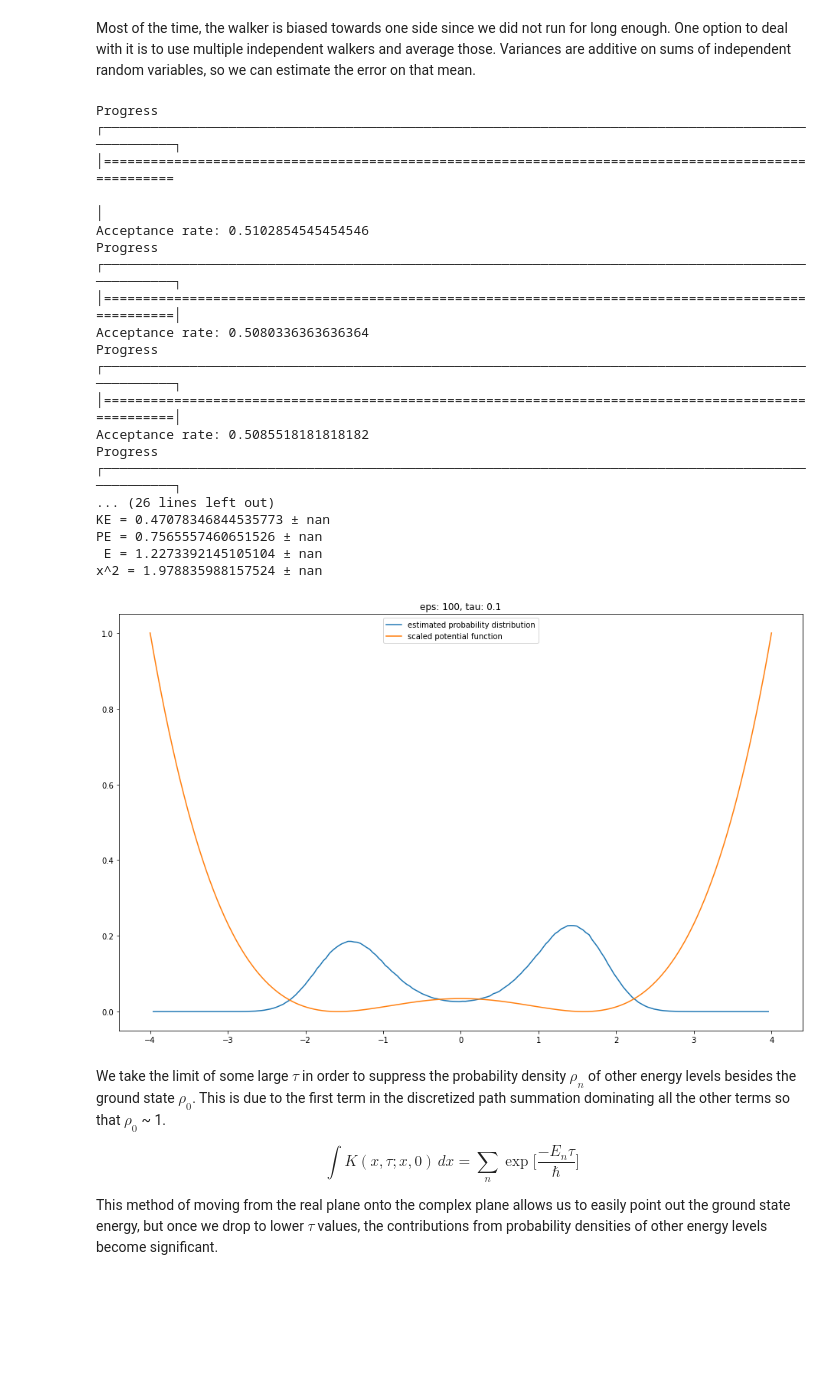
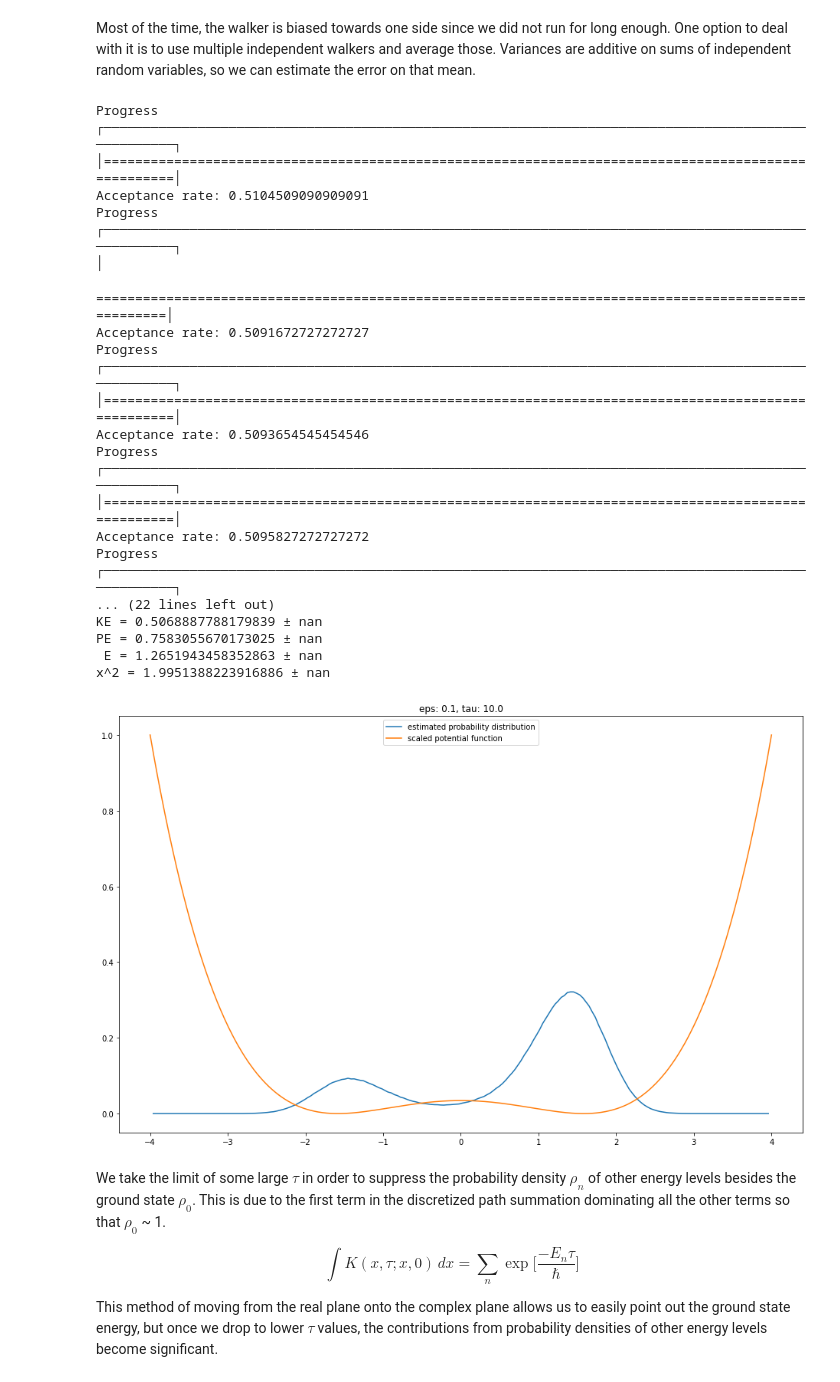
Before and after one commit to chrisamz/142-Final-Project, a Jupyter notebook: mysol_present.ipynb, the cells around one changed output. Drawn from its saved outputs; the diff is of its cells as text; code cells hidden in the pictures; blank space fills up the shorter version.

Commit message:
part b with expected curve

```diff
--- a/mysol_present.ipynb
+++ b/mysol_present.ipynb
@@ -268,45 +268,50 @@ def multiple_runs(V,dVdx,N,eps,num_runs,samples_per_run,warm_up,var_bin_size = 1
 # %%
 #number of samples to collect
 samples_per_run = 10000 * N
-
+N = 100; eps = 0.1
+tau = N * eps
 #use multiple independent walkers
 num_runs = 10
 
 KE_avg, KE_error, PE_avg, PE_error, x2_avg, x2_error, binX, bins = multiple_runs(V,dVdx,N,eps,num_runs,samples_per_run,warm_up,var_bin_size = 1e5, do_progress_bar = False)
 
 print(f"KE = {KE_avg} ± {KE_error}")
 print(f"PE = {PE_avg} ± {PE_error}")
 print(f" E = {KE_avg + PE_avg} ± {np.sqrt(KE_error**2 + PE_error**2)}")
 print(f"x^2 = {x2_avg} ± {x2_error}")
 
 plt.figure(figsize=(16,10))
 plt.title(f"eps: {eps}, tau: {tau}")
 plt.plot(binX,bins/sum(bins) / bindx,label="estimated probability distribution")
 plt.plot(np.linspace(xmin,xmax,1000),V(np.linspace(xmin,xmax,1000))/V(xmin),label="scaled potential function")
 plt.legend()
 plt.show()
 # %% [output]
 Progress
 ┌────────────────────────────────────────────────────────────────────────────────────────────────────┐
-│====================================================================================================
+│====================================================================================================│
+Acceptance rate: 0.5104509090909091
+Progress
+┌────────────────────────────────────────────────────────────────────────────────────────────────────┐
+│
-│
-Acceptance rate: 0.5102854545454546
+====================================================================================================│
+Acceptance rate: 0.5091672727272727
 Progress
 ┌────────────────────────────────────────────────────────────────────────────────────────────────────┐
 │====================================================================================================│
-Acceptance rate: 0.5080336363636364
+Acceptance rate: 0.5093654545454546
 Progress
 ┌────────────────────────────────────────────────────────────────────────────────────────────────────┐
 │====================================================================================================│
-Acceptance rate: 0.5085518181818182
+Acceptance rate: 0.5095827272727272
 Progress
 ┌────────────────────────────────────────────────────────────────────────────────────────────────────┐
-... (26 lines left out)
-KE = 0.47078346844535773 ± nan
-PE = 0.7565557460651526 ± nan
- E = 1.2273392145105104 ± nan
-x^2 = 1.978835988157524 ± nan
+... (22 lines left out)
+KE = 0.5068887788179839 ± nan
+PE = 0.7583055670173025 ± nan
+ E = 1.2651943458352863 ± nan
+x^2 = 1.9951388223916886 ± nan
-[figure, old version]
+[figure, new version]
 # %% [markdown]
 We take the limit of some large $\tau$ in order to suppress the probability density $\rho_n$ of other energy levels besides the ground state $\rho_0$. This is due to the first term in the discretized path summation dominating all the other terms so that $\rho_0$ ~ 1.
 
```
Also changed, not shown: parts of 4 cells of this notebook.
